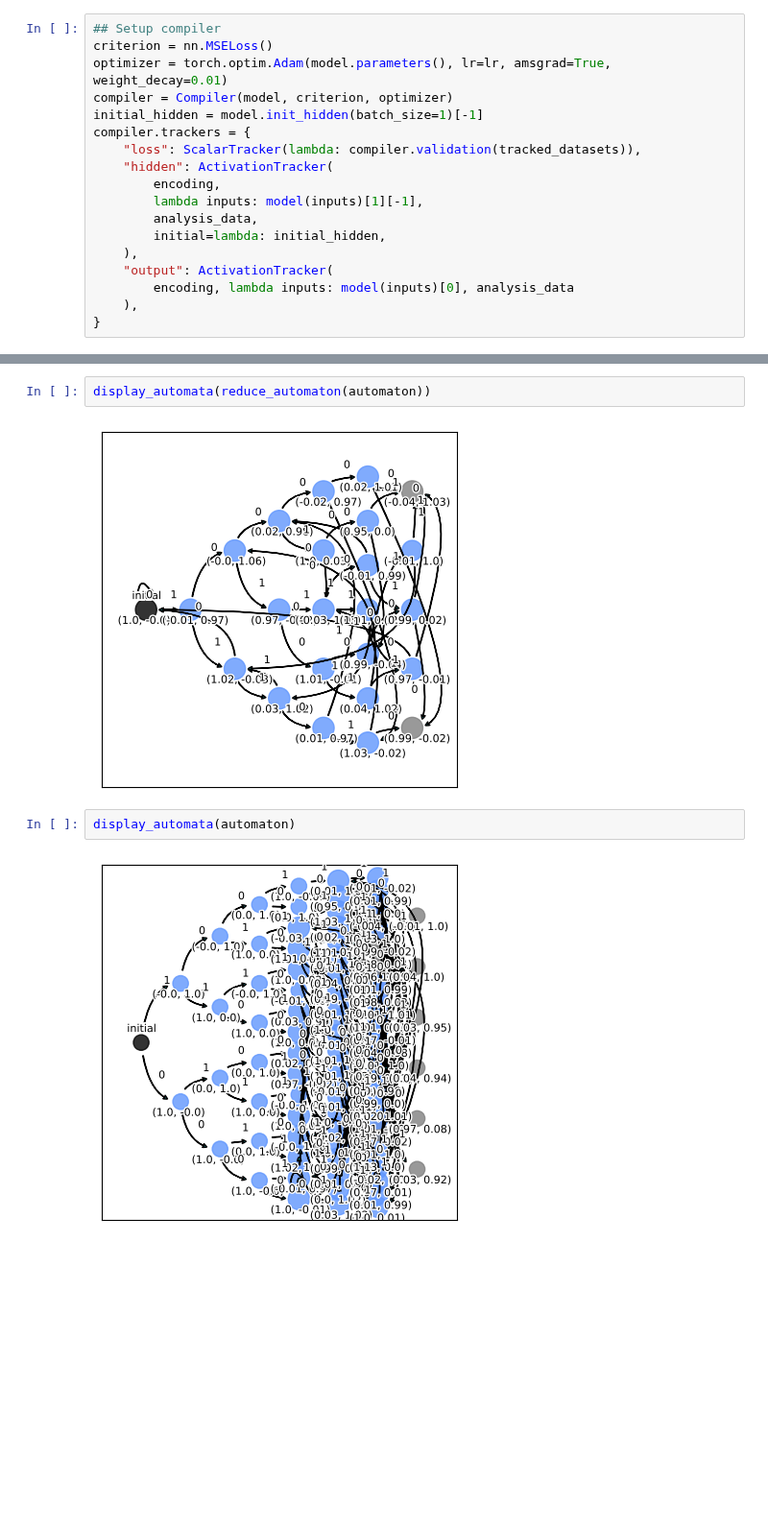
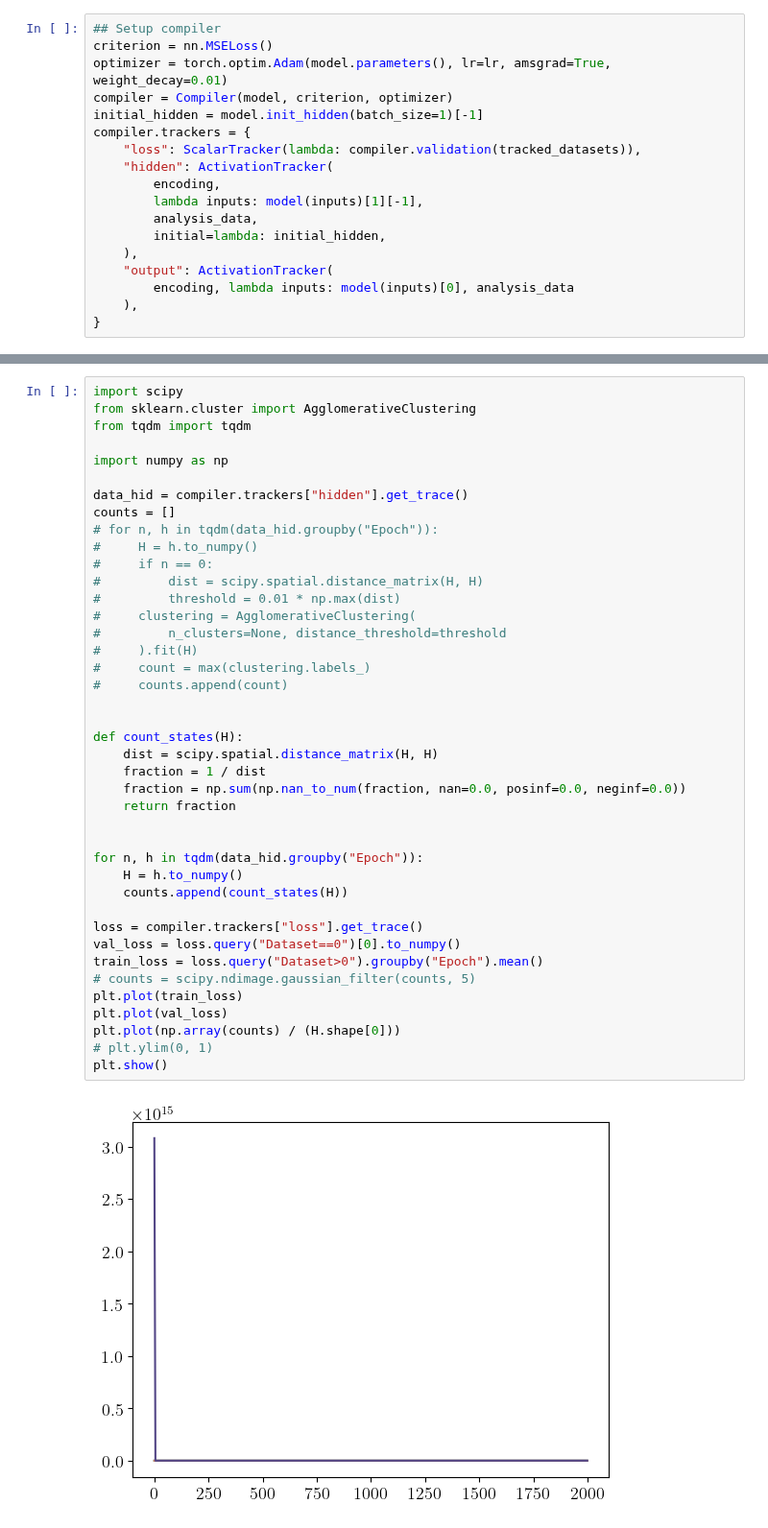
Before and after one commit to loekvanrossem/rnn_structure, a Jupyter notebook: parity/main.ipynb, the cells around one changed output, grey strips where cells are left out. Shown at 96% size. Saved outputs shown, nothing was run; the diff lists cells and outputs as text; blank space fills up the shorter version.

```diff
--- a/parity/main.ipynb
+++ b/parity/main.ipynb
@@ -251,8 +234,43 @@ TypeError: to_automaton() missing 2 required positional arguments: 'datasets' an
-# %%
-display_automata(reduce_automaton(automaton))
-# %% [output]
-[figure, removed]
-# %%
-display_automata(automaton)
-# %% [output]
-[figure, removed]
+# %%
+import scipy
+from sklearn.cluster import AgglomerativeClustering
+from tqdm import tqdm
+
+import numpy as np
+
+data_hid = compiler.trackers["hidden"].get_trace()
+counts = []
+# for n, h in tqdm(data_hid.groupby("Epoch")):
+#     H = h.to_numpy()
+#     if n == 0:
+#         dist = scipy.spatial.distance_matrix(H, H)
+#         threshold = 0.01 * np.max(dist)
+#     clustering = AgglomerativeClustering(
+#         n_clusters=None, distance_threshold=threshold
+#     ).fit(H)
+#     count = max(clustering.labels_)
+#     counts.append(count)
+
+
+def count_states(H):
+    dist = scipy.spatial.distance_matrix(H, H)
+    fraction = 1 / dist
+    fraction = np.sum(np.nan_to_num(fraction, nan=0.0, posinf=0.0, neginf=0.0))
+    return fraction
+
+
+for n, h in tqdm(data_hid.groupby("Epoch")):
+    H = h.to_numpy()
+    counts.append(count_states(H))
+
+loss = compiler.trackers["loss"].get_trace()
+val_loss = loss.query("Dataset==0")[0].to_numpy()
+train_loss = loss.query("Dataset>0").groupby("Epoch").mean()
+# counts = scipy.ndimage.gaussian_filter(counts, 5)
+plt.plot(train_loss)
+plt.plot(val_loss)
+plt.plot(np.array(counts) / (H.shape[0]))
+# plt.ylim(0, 1)
+plt.show()
+# %% [output]
+[figure, added]
```
Also changed, not shown: parts of 13 cells of this notebook, 4 other files.
